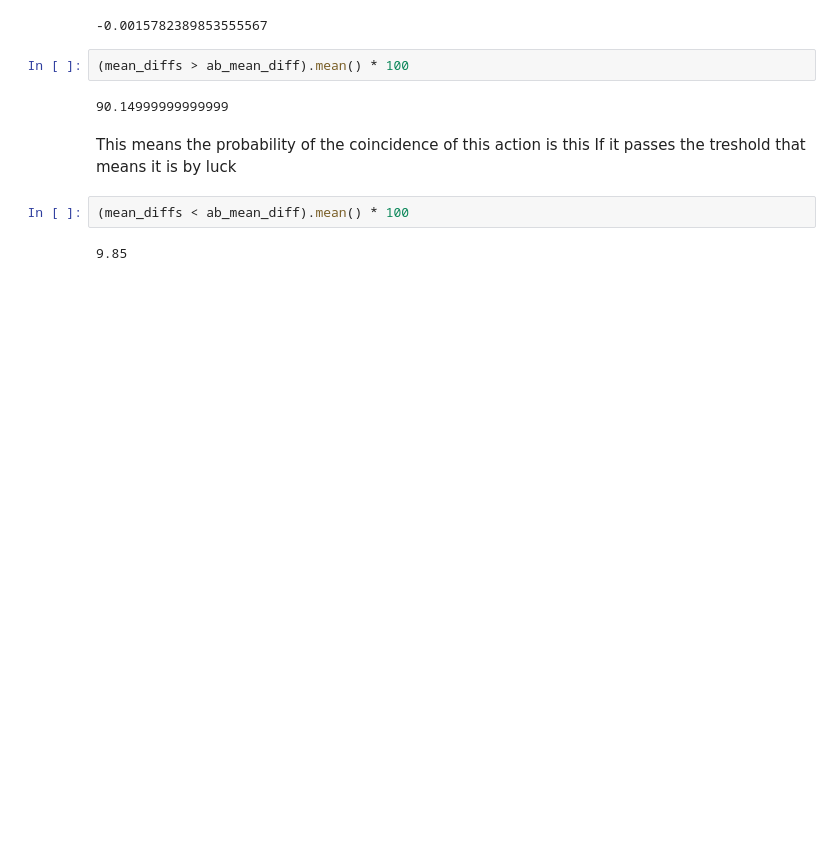
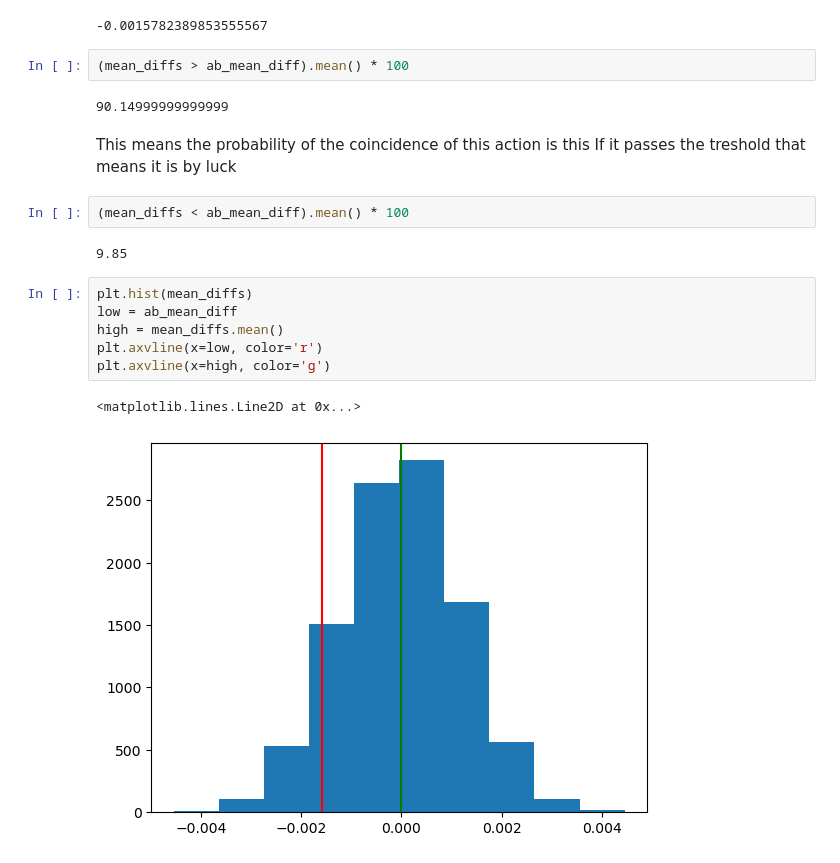
Before and after one commit to BeziKaviani/data-science-ml-learning-path, a Jupyter notebook: 03-inferential-statistics/AB-test-landing-page.ipynb, the cells around one changed output. Drawn from its saved outputs; the diff is of its cells as text; blank space fills up the shorter version.

Commit message:
show the mean diffs visually

```diff
--- a/03-inferential-statistics/AB-test-landing-page.ipynb
+++ b/03-inferential-statistics/AB-test-landing-page.ipynb
@@ -230,3 +230,12 @@ If it passes the treshold that means it is by luck
 (mean_diffs < ab_mean_diff).mean() * 100
 # %% [output]
 9.85
+# %%
+plt.hist(mean_diffs)
+low = ab_mean_diff
+high = mean_diffs.mean()
+plt.axvline(x=low, color='r')
+plt.axvline(x=high, color='g')
+# %% [output]
+<matplotlib.lines.Line2D at 0x...>
+[figure, added]
```
